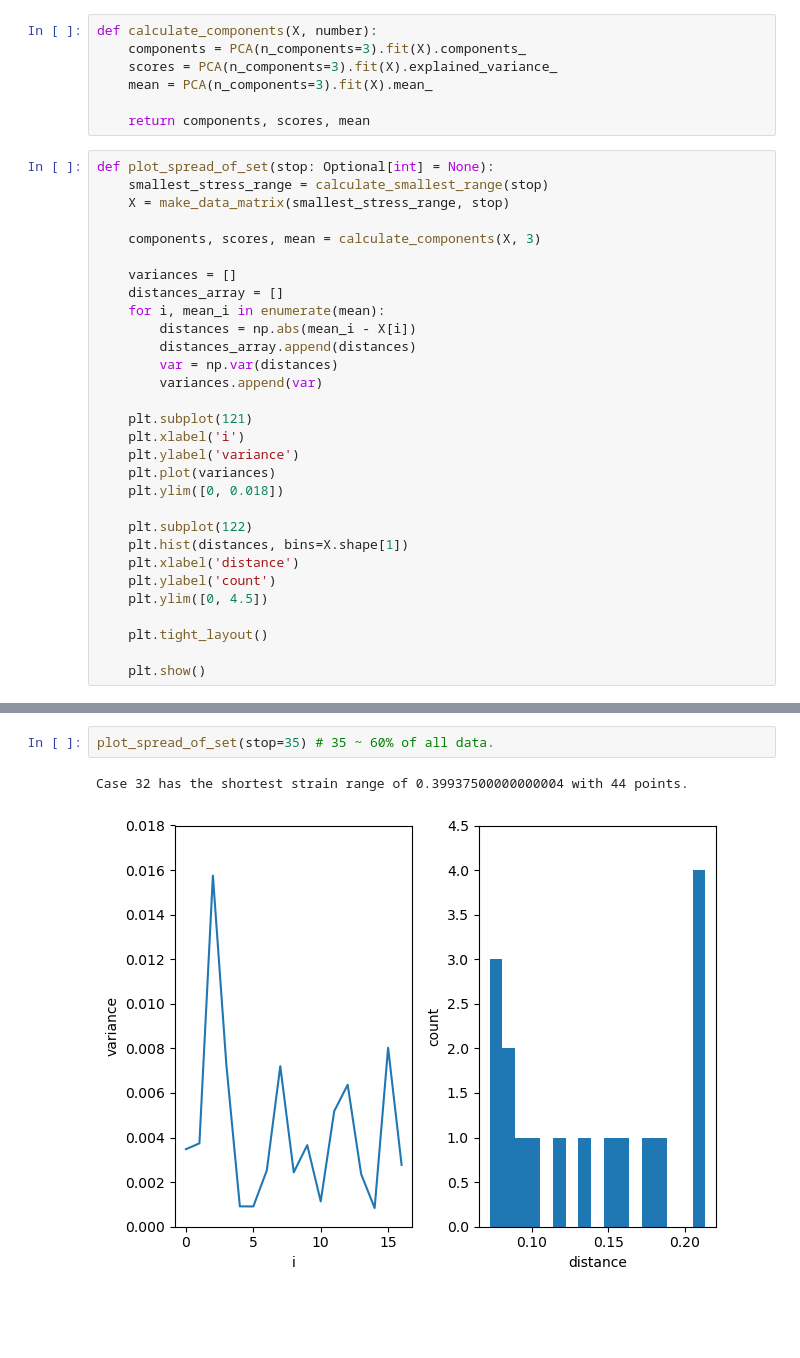
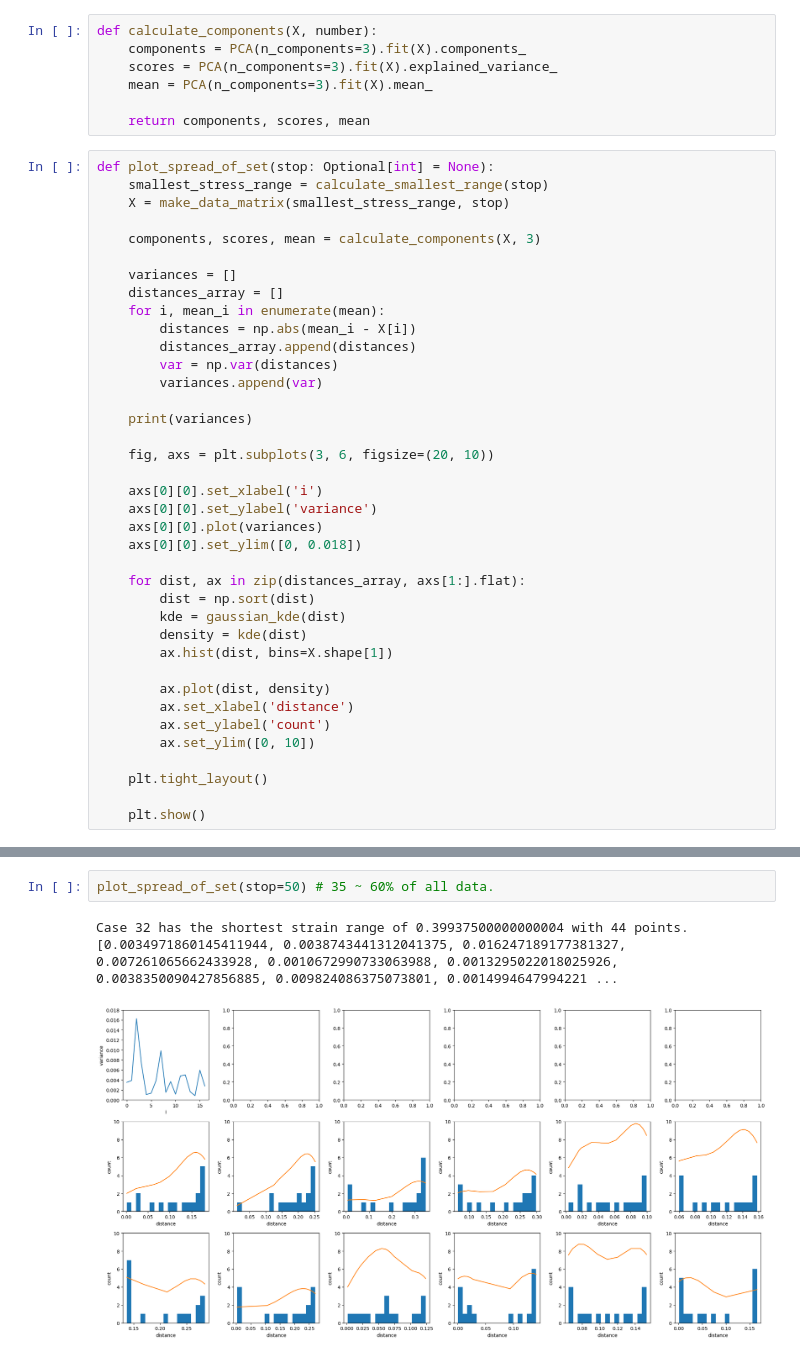
Before and after one commit to siemdejong/skinstression, a Jupyter notebook: notebooks/6-sjg-PCA_test_information_leakage.ipynb, the cells around one changed output, grey strips where cells are left out. Saved outputs shown, nothing was run; the diff lists cells and outputs as text; blank space fills up the shorter version.

Commit message:
add kernel density estimation

```diff
--- a/notebooks/6-sjg-PCA_test_information_leakage.ipynb
+++ b/notebooks/6-sjg-PCA_test_information_leakage.ipynb
@@ -72,17 +73,25 @@ def plot_spread_of_set(stop: Optional[int] = None):
         var = np.var(distances)
         variances.append(var)
 
-    plt.subplot(121)
-    plt.xlabel('i')
-    plt.ylabel('variance')
-    plt.plot(variances)
-    plt.ylim([0, 0.018])
+    print(variances)
 
-    plt.subplot(122)
-    plt.hist(distances, bins=X.shape[1])
-    plt.xlabel('distance')
-    plt.ylabel('count')
-    plt.ylim([0, 4.5])
+    fig, axs = plt.subplots(3, 6, figsize=(20, 10))
+
+    axs[0][0].set_xlabel('i')
+    axs[0][0].set_ylabel('variance')
+    axs[0][0].plot(variances)
+    axs[0][0].set_ylim([0, 0.018])
+
+    for dist, ax in zip(distances_array, axs[1:].flat):
+        dist = np.sort(dist)
+        kde = gaussian_kde(dist)
+        density = kde(dist)
+        ax.hist(dist, bins=X.shape[1])
+
+        ax.plot(dist, density)
+        ax.set_xlabel('distance')
+        ax.set_ylabel('count')
+        ax.set_ylim([0, 10])
 
     plt.tight_layout()
 
@@ -95,5 +105,6 @@ Case 32 has the shortest strain range of 0.39937500000000004 with 44 points.
 # %%
-plot_spread_of_set(stop=35) # 35 ~ 60% of all data.
+plot_spread_of_set(stop=50) # 35 ~ 60% of all data.
 # %% [output]
 Case 32 has the shortest strain range of 0.39937500000000004 with 44 points.
+[0.0034971860145411944, 0.0038743441312041375, 0.016247189177381327, 0.007261065662433928, 0.0010672990733063988, 0.0013295022018025926, 0.0038350090427856885, 0.009824086375073801, 0.0014994647994221 ...
-[figure, old version]
+[figure, new version]
```
Also changed, not shown: parts of 2 cells of this notebook.
